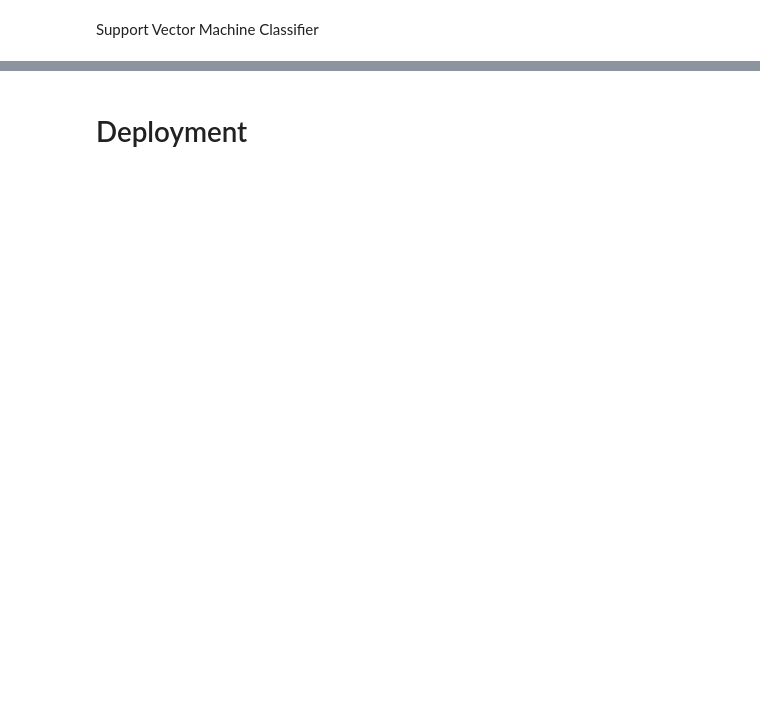
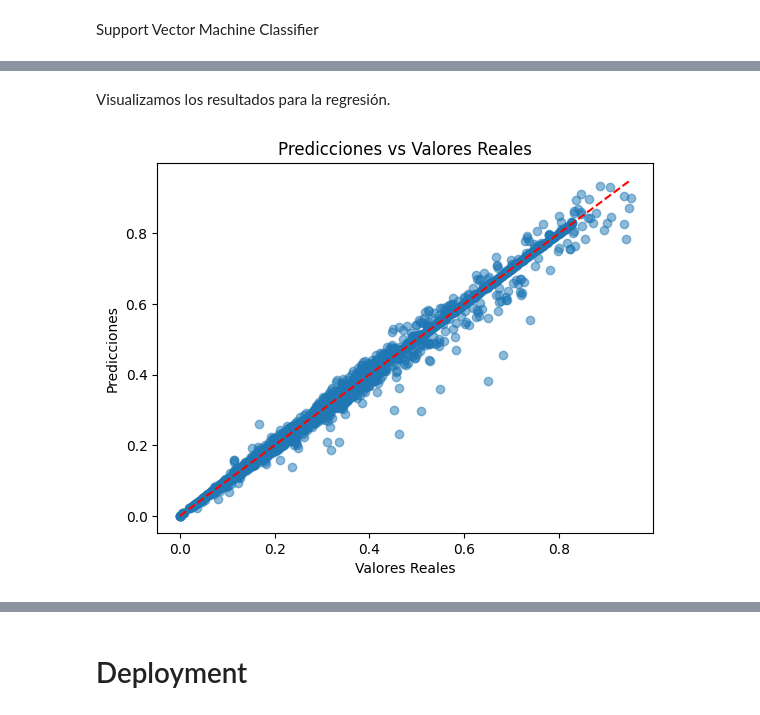
Before and after one commit to Adamiyevsty/MachineLearning, a Jupyter notebook: EV1 - Machine Learning.ipynb, the cells around one changed output, grey strips where cells are left out. Saved outputs shown, nothing was run; the diff lists cells and outputs as text; code cells hidden in the pictures; blank space fills up the shorter version.

```diff
--- a/EV1 - Machine Learning.ipynb
+++ b/EV1 - Machine Learning.ipynb
@@ -1806,0 +1820,35 @@ SVMSVR_pred = SVMSVR.predict(X_test_r)
+# %%
+# Decision Tree Regressor
+param_grid_dtr = {
+    'max_depth': [5, 10, 15, None],
+    'min_samples_split': [2, 5, 10],
+    'min_samples_leaf': [1, 2, 4]
+}
+
+grid_dtr = GridSearchCV(
+    estimator=DecisionTreeRegressor(),
+    param_grid=param_grid_dtr,
+    scoring='neg_mean_squared_error',
+    cv=5,
+    verbose=1,
+    n_jobs=-1
+)
+grid_dtr.fit(X_train_r, y_train_r)
+
+# Random Forest Regressor
+param_grid_rfr = {
+    'n_estimators': [100, 200, 500],
+    'max_depth': [10, 20, None],
+    'min_samples_split': [2, 5, 10],
+    'min_samples_leaf': [1, 2, 4]
+}
+
+grid_rfr = GridSearchCV(
+    estimator=RandomForestRegressor(),
+    param_grid=param_grid_rfr,
+    scoring='neg_mean_squared_error',
+    cv=5,
+    verbose=1,
+    n_jobs=-1
+)
+grid_rfr.fit(X_train_r, y_train_r)
@@ -1807,3 +1866,5 @@ SVMSVR_pred = SVMSVR.predict(X_test_r)
+# %%
+y_pred_r = grid_rfr.best_estimator_.predict(X_test_r)
 # %% [markdown]
 ##Ahora, realizaremos el modelado de datos de clasificación.
 # %% [markdown]
@@ -1993,0 +2250,11 @@ Matriz de Confusión:
+# %% [markdown]
+Visualizamos los resultados para la regresión.
+# %%
+plt.scatter(y_test_r, y_pred_r, alpha=0.5)
+plt.plot([min(y_test_r), max(y_test_r)], [min(y_test_r), max(y_test_r)], color='red', linestyle='--')
+plt.xlabel('Valores Reales')
+plt.ylabel('Predicciones')
+plt.title('Predicciones vs Valores Reales')
+plt.show()
+# %% [output]
+[figure, added]
```
Also changed, not shown: parts of 58 cells of this notebook.
